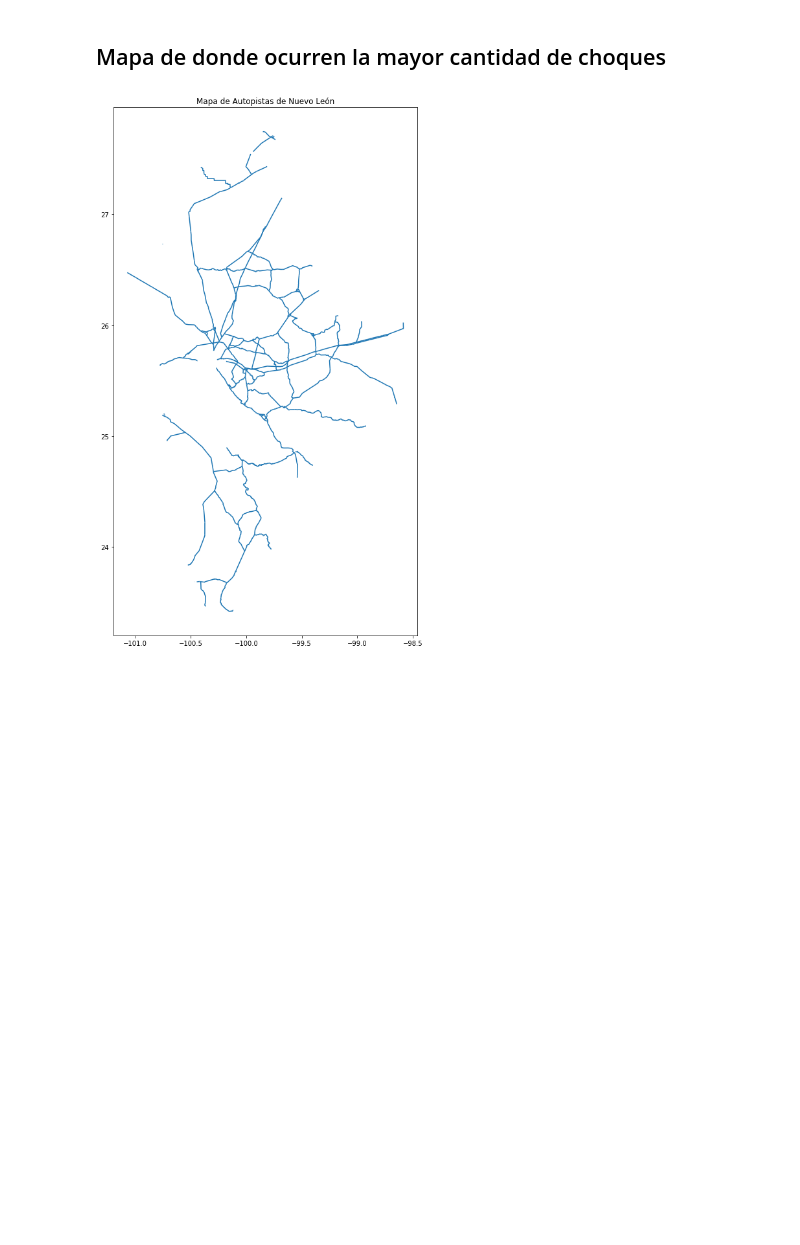
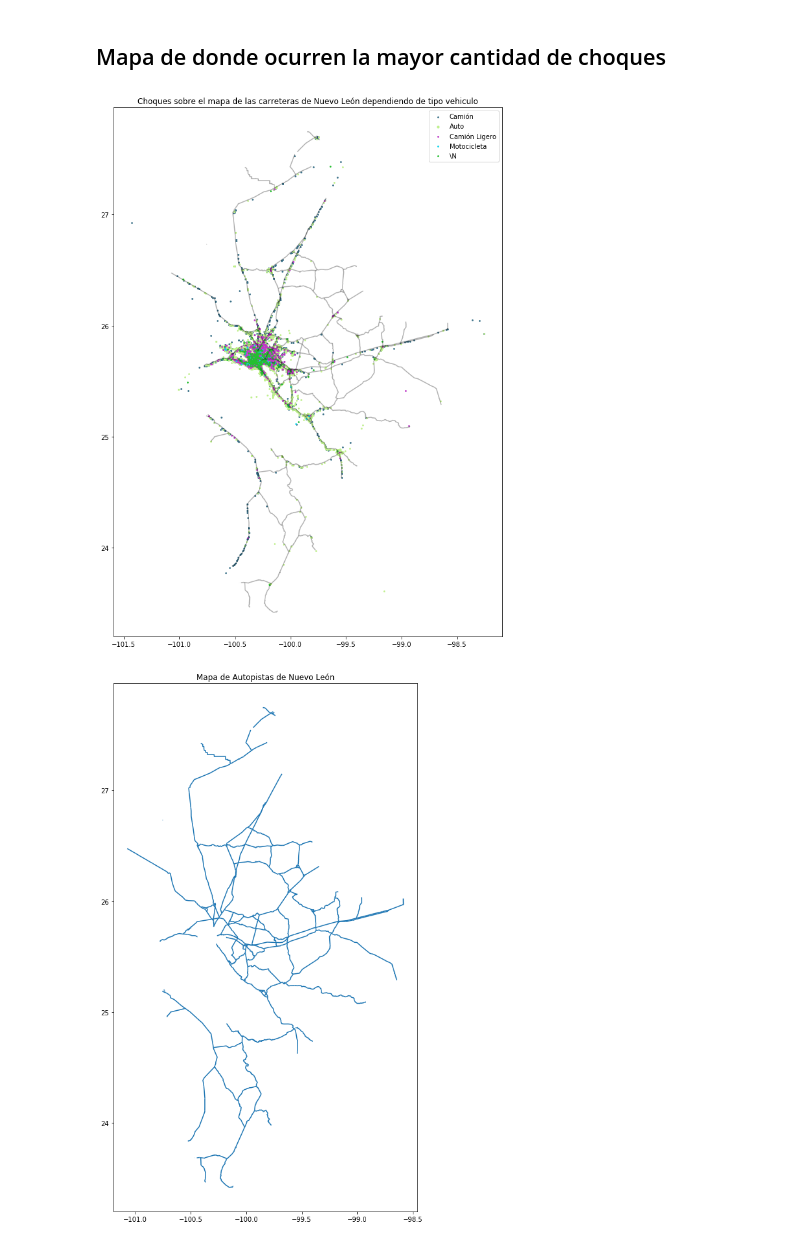
Before and after one commit to DanielCordovaV/crash-probability-analysis, a Jupyter notebook: notebooks/EDA.ipynb, the cells around one changed output. Saved outputs shown, nothing was run; the diff lists cells and outputs as text; code cells hidden in the pictures; blank space fills up the shorter version.

```diff
--- a/notebooks/EDA.ipynb
+++ b/notebooks/EDA.ipynb
@@ -120,6 +162,35 @@ plt.show()
 import descartes as ds
 import geopandas as gpd
 from shapely.geometry import Point, Polygon
+# %%
+def get_map(col):
+
+    gdf = gpd.GeoDataFrame(
+    data_for_map, geometry=gpd.points_from_xy(data_for_map.LONG, data_for_map.LAT))
+
+    fig, ax = plt.subplots(figsize=(15,15))
+    street_map = gpd.read_file("../datasets/NL/camf-nlg.shp")
+    street_map.plot(ax=ax, alpha=0.3, color="black")
+
+    values = list(gdf[col].unique())
+    colors_r = np.random.randint(0,255,len(values))
+    colors_g = np.random.randint(0,255,len(values))
+    colors_b = np.random.randint(0,255,len(values))
+    c = [(x/255,y/255,z/255) for x,y,z in zip(colors_r,colors_g,colors_b)]
+
+    for i, value in enumerate(values):
+        gdf[gdf[col] == value].plot(ax=ax, color=c[i], markersize=3, label=value)
+
+    plt.title(f"Choques sobre el mapa de las carreteras de Nuevo León dependiendo de {col.lower()}")
+    lgnd = plt.legend(loc="best", fontsize=10)
+    for i in range(len(values)):
+        lgnd.legendHandles[1]._sizes = [10]
+
+    plt.show()
+# %%
+get_map('TIPO VEHICULO')
+# %% [output]
+[figure, added]
 # %%
 street_map = gpd.read_file("../datasets/NL/camf-nlg.shp")
 fig, ax = plt.subplots(figsize=(15,15))
```
Also changed, not shown: parts of 7 cells of this notebook, 14 other files.
